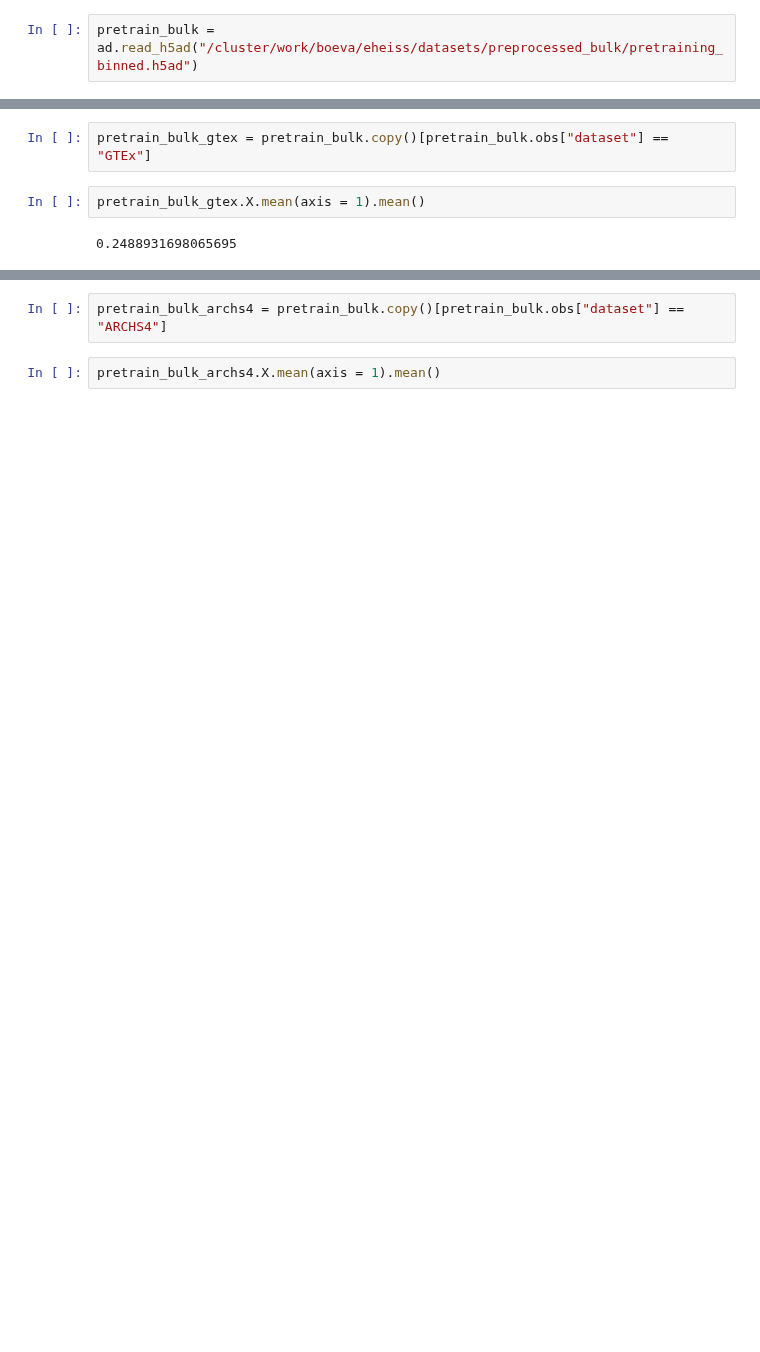
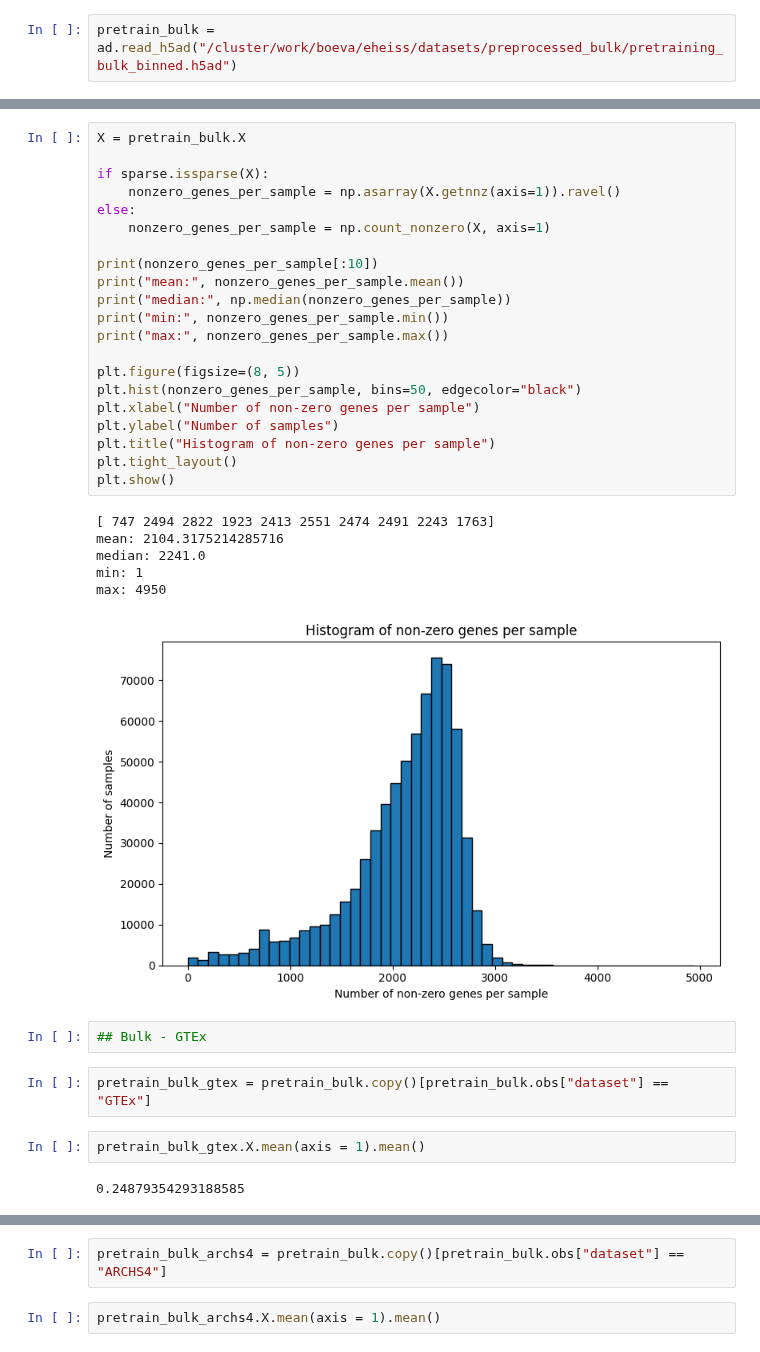
Before and after one commit to eheiss/scbFM, a Jupyter notebook: data/notebooks/dataset_checks.ipynb, the cells around one changed output, grey strips where cells are left out. Saved outputs shown, nothing was run; the diff lists cells and outputs as text; blank space fills up the shorter version.

```diff
--- a/data/notebooks/dataset_checks.ipynb
+++ b/data/notebooks/dataset_checks.ipynb
@@ -5,2 +9,2 @@ import numpy as np
 # %%
-pretrain_bulk = ad.read_h5ad("/cluster/work/boeva/eheiss/datasets/preprocessed_bulk/pretraining_binned.h5ad")
+pretrain_bulk = ad.read_h5ad("/cluster/work/boeva/eheiss/datasets/preprocessed_bulk/pretraining_bulk_binned.h5ad")
@@ -7,9 +44,39 @@ pretrain_bulk = ad.read_h5ad("/cluster/work/boeva/eheiss/datasets/preprocessed_b
+# %%
+X = pretrain_bulk.X
+
+if sparse.issparse(X):
+    nonzero_genes_per_sample = np.asarray(X.getnnz(axis=1)).ravel()
+else:
+    nonzero_genes_per_sample = np.count_nonzero(X, axis=1)
+
+print(nonzero_genes_per_sample[:10])
+print("mean:", nonzero_genes_per_sample.mean())
+print("median:", np.median(nonzero_genes_per_sample))
+print("min:", nonzero_genes_per_sample.min())
+print("max:", nonzero_genes_per_sample.max())
+
+plt.figure(figsize=(8, 5))
+plt.hist(nonzero_genes_per_sample, bins=50, edgecolor="black")
+plt.xlabel("Number of non-zero genes per sample")
+plt.ylabel("Number of samples")
+plt.title("Histogram of non-zero genes per sample")
+plt.tight_layout()
+plt.show()
+# %% [output]
+[ 747 2494 2822 1923 2413 2551 2474 2491 2243 1763]
+mean: 2104.3175214285716
+median: 2241.0
+min: 1
+max: 4950
+[figure, added]
+# %%
+## Bulk - GTEx
 # %%
 pretrain_bulk_gtex = pretrain_bulk.copy()[pretrain_bulk.obs["dataset"] == "GTEx"]
 # %%
 pretrain_bulk_gtex.X.mean(axis = 1).mean()
 # %% [output]
-0.2488931698065695
+0.24879354293188585
 # %%
 pretrain_bulk_gtex.X.getnnz(axis=1).mean()
 # %% [output]
```
Also changed, not shown: parts of 22 cells of this notebook, 6 other files.
